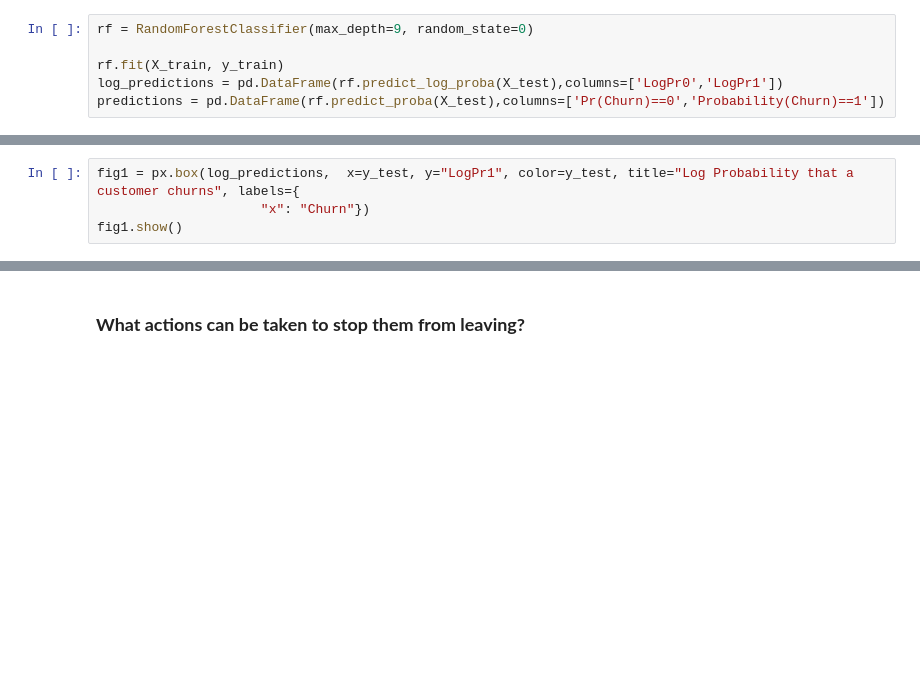
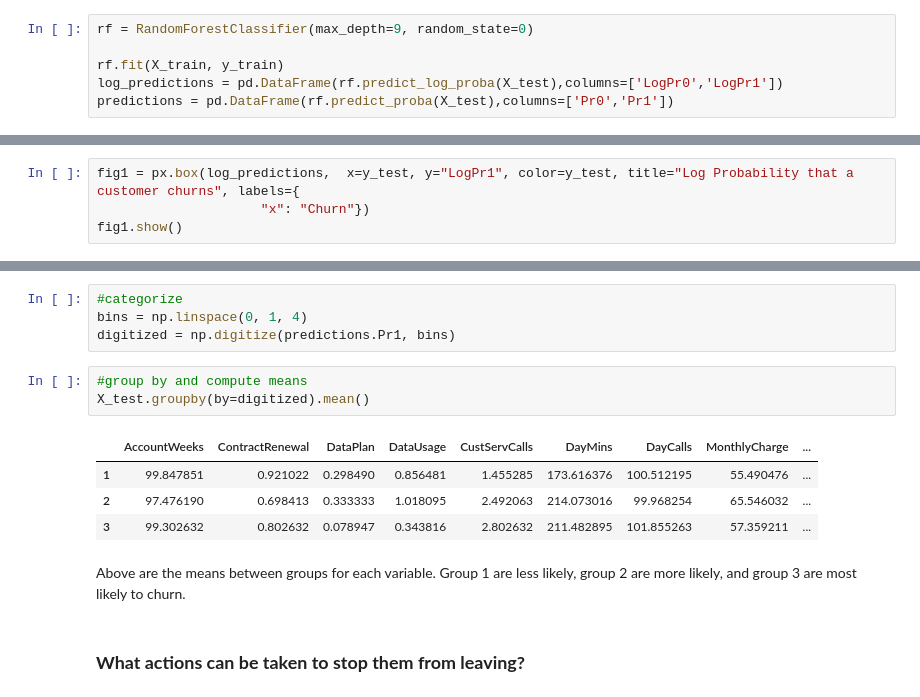
Before and after one commit to luisquinonesPR/ML_Tree_Models, a Jupyter notebook: tree_models.ipynb, the cells around one changed output, grey strips where cells are left out. Drawn from its saved outputs; the diff is of its cells as text; blank space fills up the shorter version.

```diff
--- a/tree_models.ipynb
+++ b/tree_models.ipynb
@@ -695,5 +467,5 @@ rf = RandomForestClassifier(max_depth=9, random_state=0)
 
 rf.fit(X_train, y_train)
 log_predictions = pd.DataFrame(rf.predict_log_proba(X_test),columns=['LogPr0','LogPr1'])
-predictions = pd.DataFrame(rf.predict_proba(X_test),columns=['Pr(Churn)==0','Probability(Churn)==1'])
+predictions = pd.DataFrame(rf.predict_proba(X_test),columns=['Pr0','Pr1'])
 # %%
@@ -711,3 +491,17 @@ fig1.show()
+# %%
+#categorize
+bins = np.linspace(0, 1, 4)
+digitized = np.digitize(predictions.Pr1, bins)
+# %%
+#group by and compute means
+X_test.groupby(by=digitized).mean()
+# %% [output]
+|  | AccountWeeks | ContractRenewal | DataPlan | DataUsage | CustServCalls | DayMins | DayCalls | MonthlyCharge | ... |
+| 1 | 99.847851 | 0.921022 | 0.298490 | 0.856481 | 1.455285 | 173.616376 | 100.512195 | 55.490476 | ... |
+| 2 | 97.476190 | 0.698413 | 0.333333 | 1.018095 | 2.492063 | 214.073016 | 99.968254 | 65.546032 | ... |
+| 3 | 99.302632 | 0.802632 | 0.078947 | 0.343816 | 2.802632 | 211.482895 | 101.855263 | 57.359211 | ... |
+# %% [markdown]
+Above are the means between groups for each variable. Group 1 are less likely, group 2 are more likely, and group 3 are most likely to churn.
 # %% [markdown]
 ### **What actions can be taken to stop them from leaving?**
 # %% [markdown]
```
Also changed, not shown: parts of 16 cells of this notebook.
